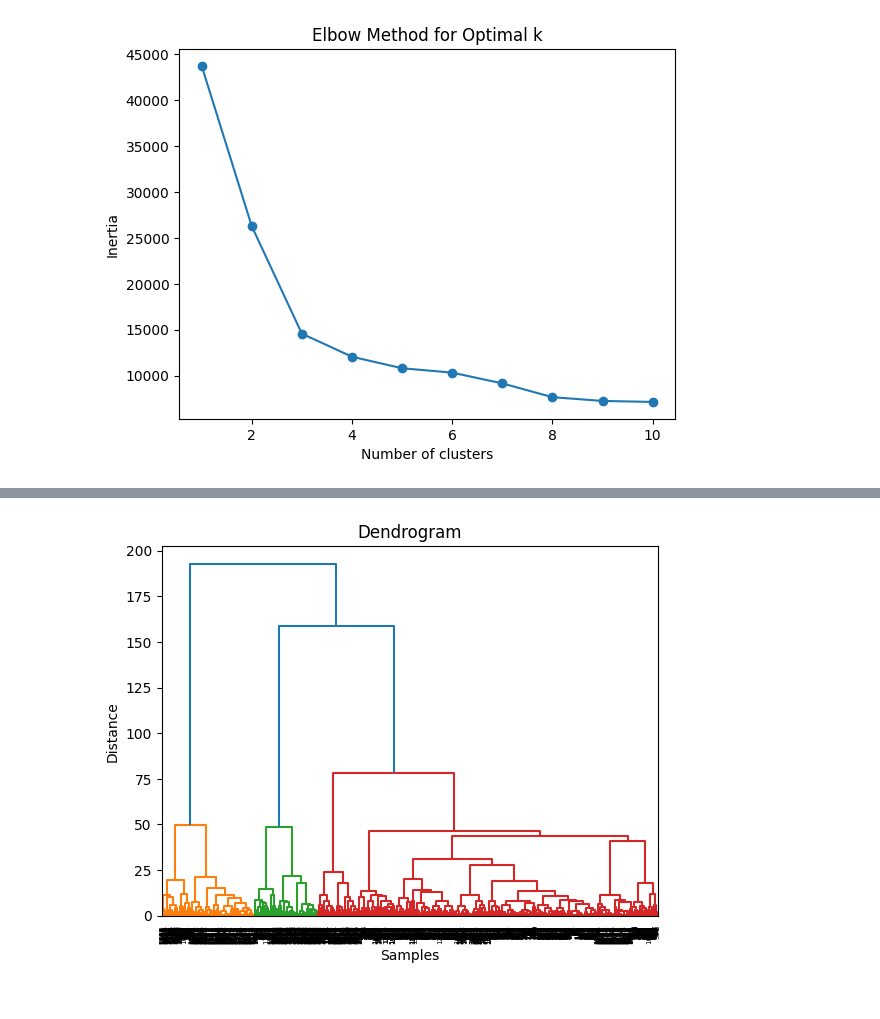
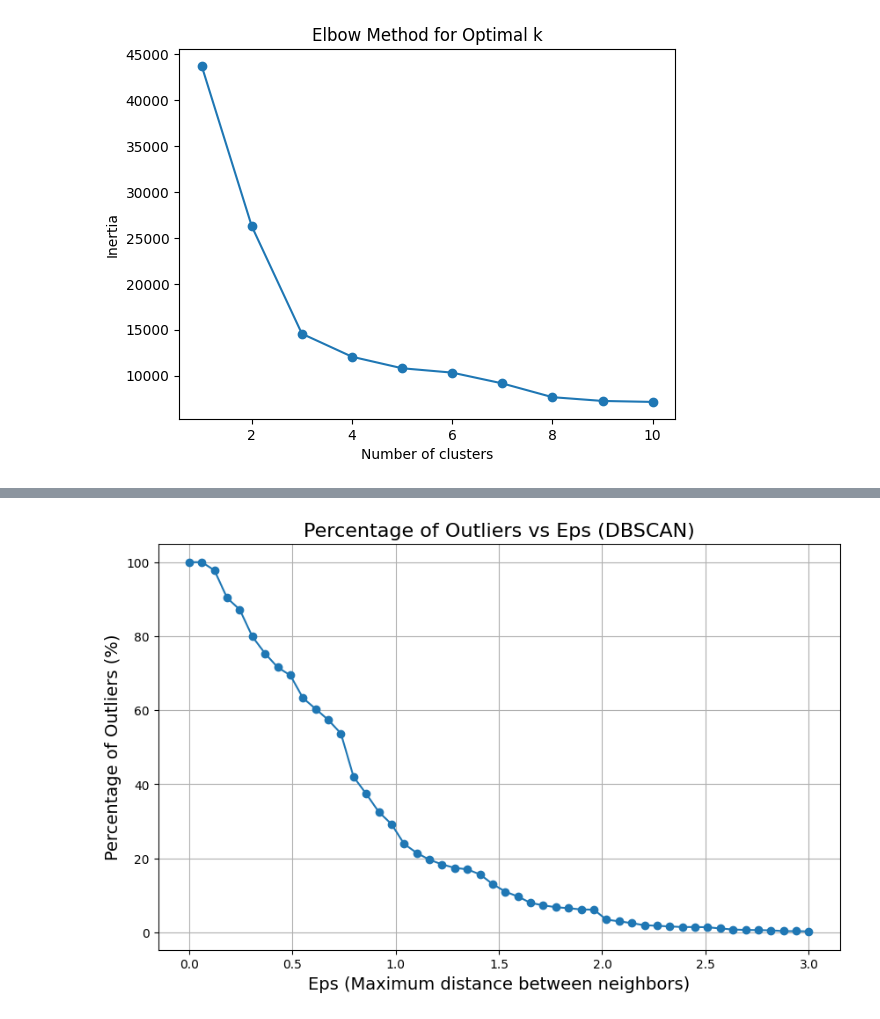
Before and after one commit to P40-D/Capstone_Project, a Jupyter notebook: M6_Project.ipynb, the cells around one changed output, grey strips where cells are left out. Cells and saved outputs as stored; diff of their text form; code cells hidden in the pictures.

```diff
--- a/M6_Project.ipynb
+++ b/M6_Project.ipynb
@@ -192,5 +194,5 @@ df.head()
 5 rows × 26 columns
 # %%
 # Fill 'Age' with mean and drop any rows that include null values
-df['Age'].fillna(df['Age'].mean(), inplace=True)
+df['Age'] = df['Age'].fillna(df['Age'].mean())
 df.dropna(inplace=True)
@@ -251,6 +247,6 @@ plt.show()
 # %% [output]
 [figure]
 # %%
-optimal_k = 4
-kmeans = KMeans(n_clusters=optimal_k, random_state=42)
-df['Cluster'] = kmeans.fit_predict(df)
+# Fit KMeans with optimal k value
+kmeans = KMeans(n_clusters=4, random_state=42)
+df['KMeans_Cluster'] = kmeans.fit_predict(df)
@@ -290,8 +253,29 @@ plt.show()
-# %%
-dendrogram = sch.dendrogram(sch.linkage(df, method='ward'))
-plt.title('Dendrogram')
-plt.xlabel('Samples')
-plt.ylabel('Distance')
-plt.show()
-# %% [output]
-[figure, removed]
+# %%
+# Find optimal epsilon value
+eps_values = np.linspace(0.001, 3, 50)
+
+outlier_percentages = []
+
+# Loop over the eps values
+for eps in eps_values:
+    dbscan = DBSCAN(eps=eps, min_samples=12)
+    labels = dbscan.fit_predict(df)
+
+    # Count the number of outliers (label == -1)
+    outliers = np.sum(labels == -1)
+    total_points = len(labels)
+
+    # Calculate the percentage of outliers
+    outlier_percentage = outliers / total_points * 100
+    outlier_percentages.append(outlier_percentage)
+
+# Plot the percentage of outliers vs eps
+plt.figure(figsize=(10, 6))
+plt.plot(eps_values, outlier_percentages, marker='o')
+plt.title('Percentage of Outliers vs Eps (DBSCAN)', fontsize=16)
+plt.xlabel('Eps (Maximum distance between neighbors)', fontsize=14)
+plt.ylabel('Percentage of Outliers (%)', fontsize=14)
+plt.grid(True)
+plt.show()
+# %% [output]
+[figure, added]
```
Also changed, not shown: parts of 15 cells of this notebook.
